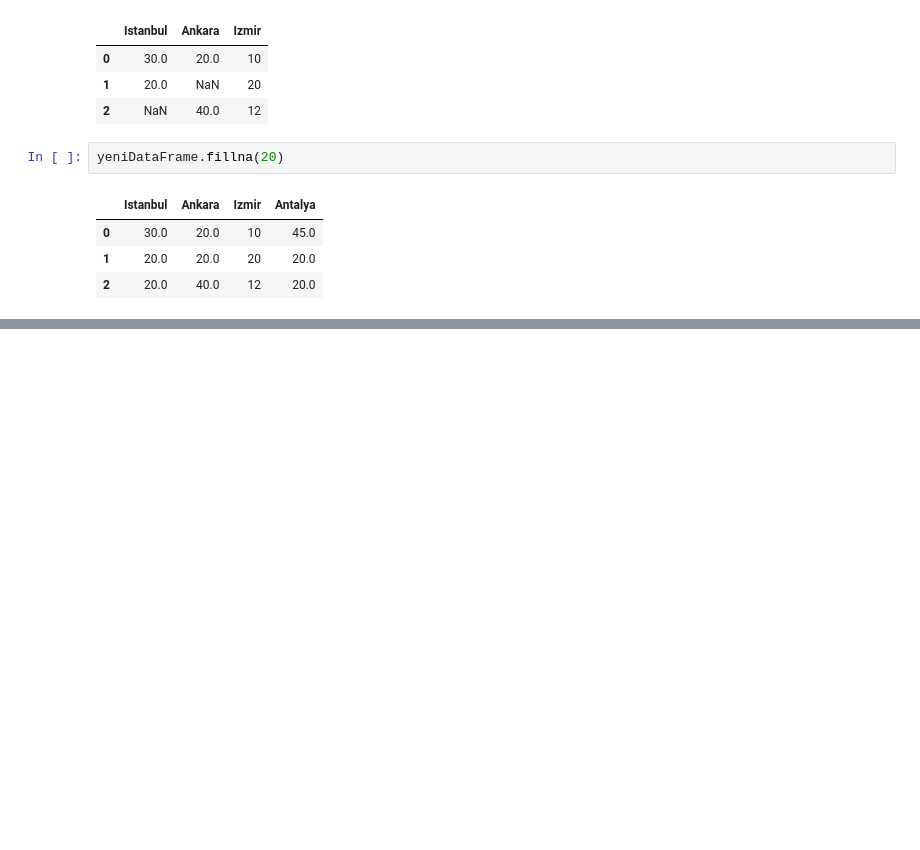
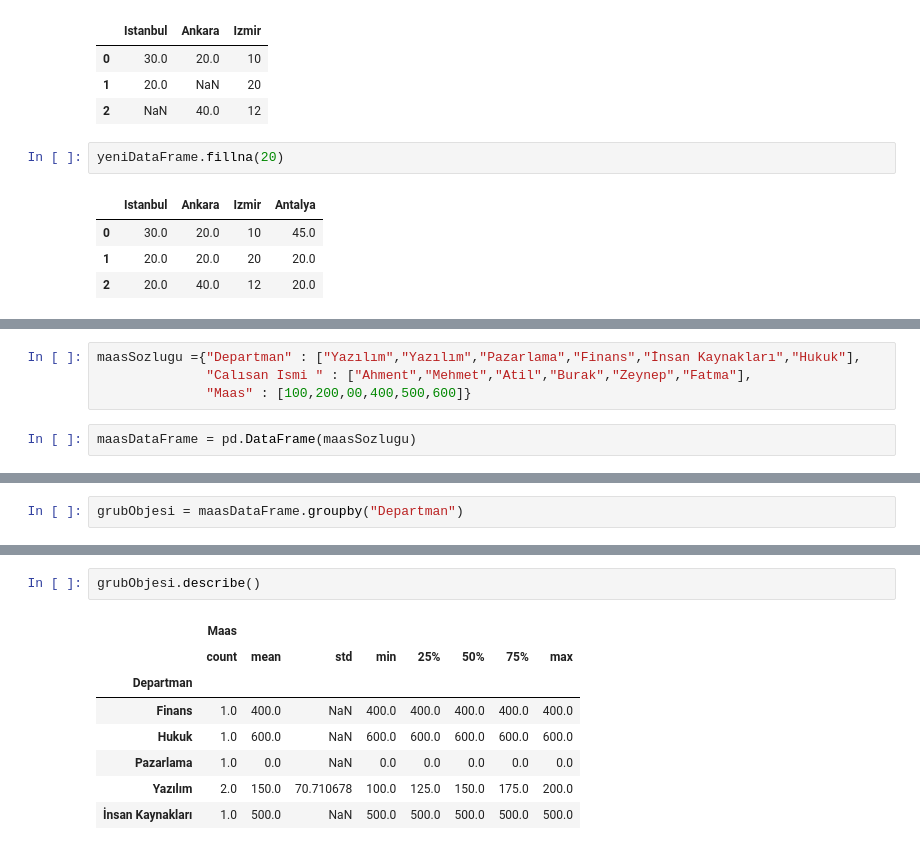
Before and after one commit to Baran0ner/Python-Exercise, a Jupyter notebook: 24-PandasOperasyonlar/PandasOperasyonlar.ipynb, the cells around one changed output, grey strips where cells are left out. Drawn from its saved outputs; the diff is of its cells as text; blank space fills up the shorter version.

```diff
--- a/24-PandasOperasyonlar/PandasOperasyonlar.ipynb
+++ b/24-PandasOperasyonlar/PandasOperasyonlar.ipynb
@@ -52,0 +55,6 @@ yeniDataFrame.fillna(20)
+# %%
+maasSozlugu ={"Departman" : ["Yazılım","Yazılım","Pazarlama","Finans","İnsan Kaynakları","Hukuk"],
+              "Calısan Ismi " : ["Ahment","Mehmet","Atil","Burak","Zeynep","Fatma"],
+              "Maas" : [100,200,00,400,500,600]}
+# %%
+maasDataFrame = pd.DataFrame(maasSozlugu)
@@ -52,0 +71,2 @@ yeniDataFrame.fillna(20)
+# %%
+grubObjesi = maasDataFrame.groupby("Departman")
@@ -52,0 +107,11 @@ yeniDataFrame.fillna(20)
+# %%
+grubObjesi.describe()
+# %% [output]
+|  | Maas |  |  |  |  |  |  |  |
+|  | count | mean | std | min | 25% | 50% | 75% | max |
+| Departman |  |  |  |  |  |  |  |  |
+| Finans | 1.0 | 400.0 | NaN | 400.0 | 400.0 | 400.0 | 400.0 | 400.0 |
+| Hukuk | 1.0 | 600.0 | NaN | 600.0 | 600.0 | 600.0 | 600.0 | 600.0 |
+| Pazarlama | 1.0 | 0.0 | NaN | 0.0 | 0.0 | 0.0 | 0.0 | 0.0 |
+| Yazılım | 2.0 | 150.0 | 70.710678 | 100.0 | 125.0 | 150.0 | 175.0 | 200.0 |
+| İnsan Kaynakları | 1.0 | 500.0 | NaN | 500.0 | 500.0 | 500.0 | 500.0 | 500.0 |
```
Also changed, not shown: parts of 8 cells of this notebook.
